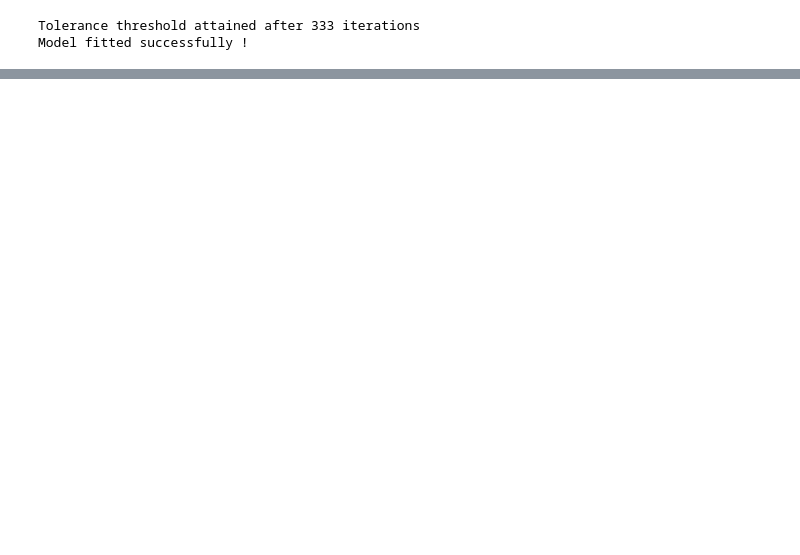
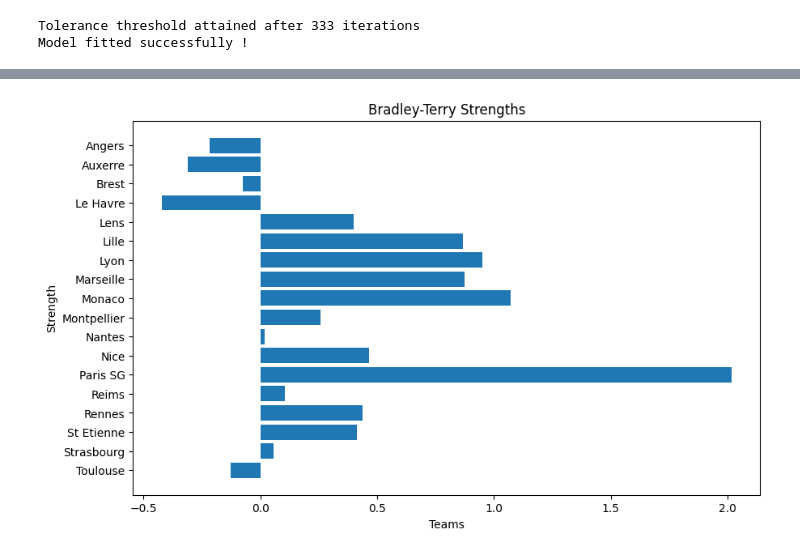
Before and after one commit to plemvan/Learning-Latent-Football-Team-Strengths, a Jupyter notebook: new_main.ipynb, the cells around one changed output, grey strips where cells are left out. Saved outputs shown, nothing was run; the diff lists cells and outputs as text; code cells hidden in the pictures; blank space fills up the shorter version.

```diff
--- a/new_main.ipynb
+++ b/new_main.ipynb
@@ -129,0 +132,4 @@ np.float64(1.0986122886681071)
+# %%
+df_BT = pd.DataFrame(list(strength.items()), columns=['Team', 'BT_Strength'])
+
+df_BT
@@ -129,0 +264,8 @@ np.float64(1.0986122886681071)
+# %%
+from Test.test_BT_classical import BT_evaluate_strengths
+
+b = BT_evaluate_strengths(BT_results=df_BT, NBTR_results=ranking, test_df=test_df)
+
+b.plot_strengths(model='BT')
+# %% [output]
+[figure, added]
```
Also changed, not shown: parts of 6 cells of this notebook, 7 other files.
